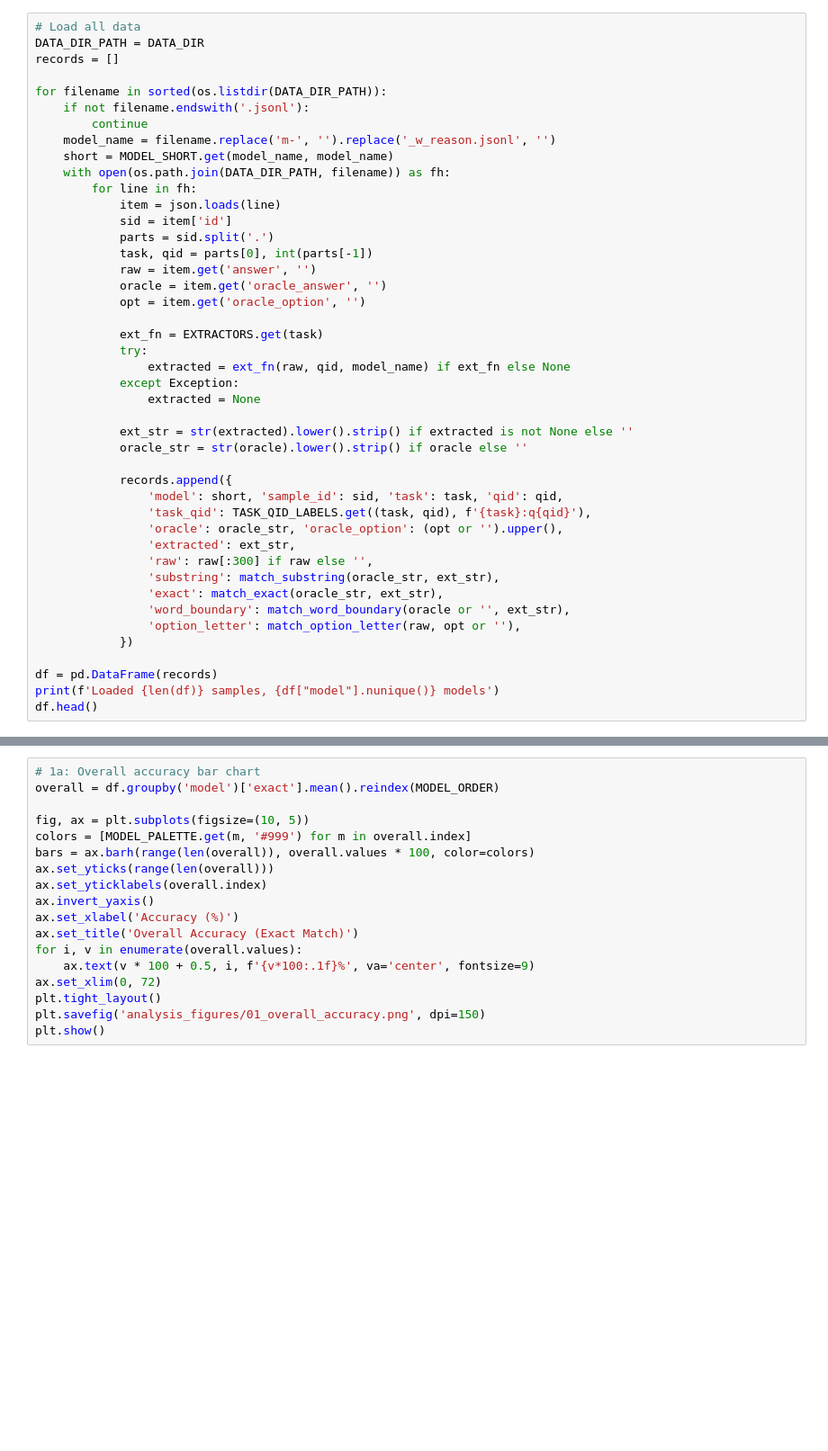
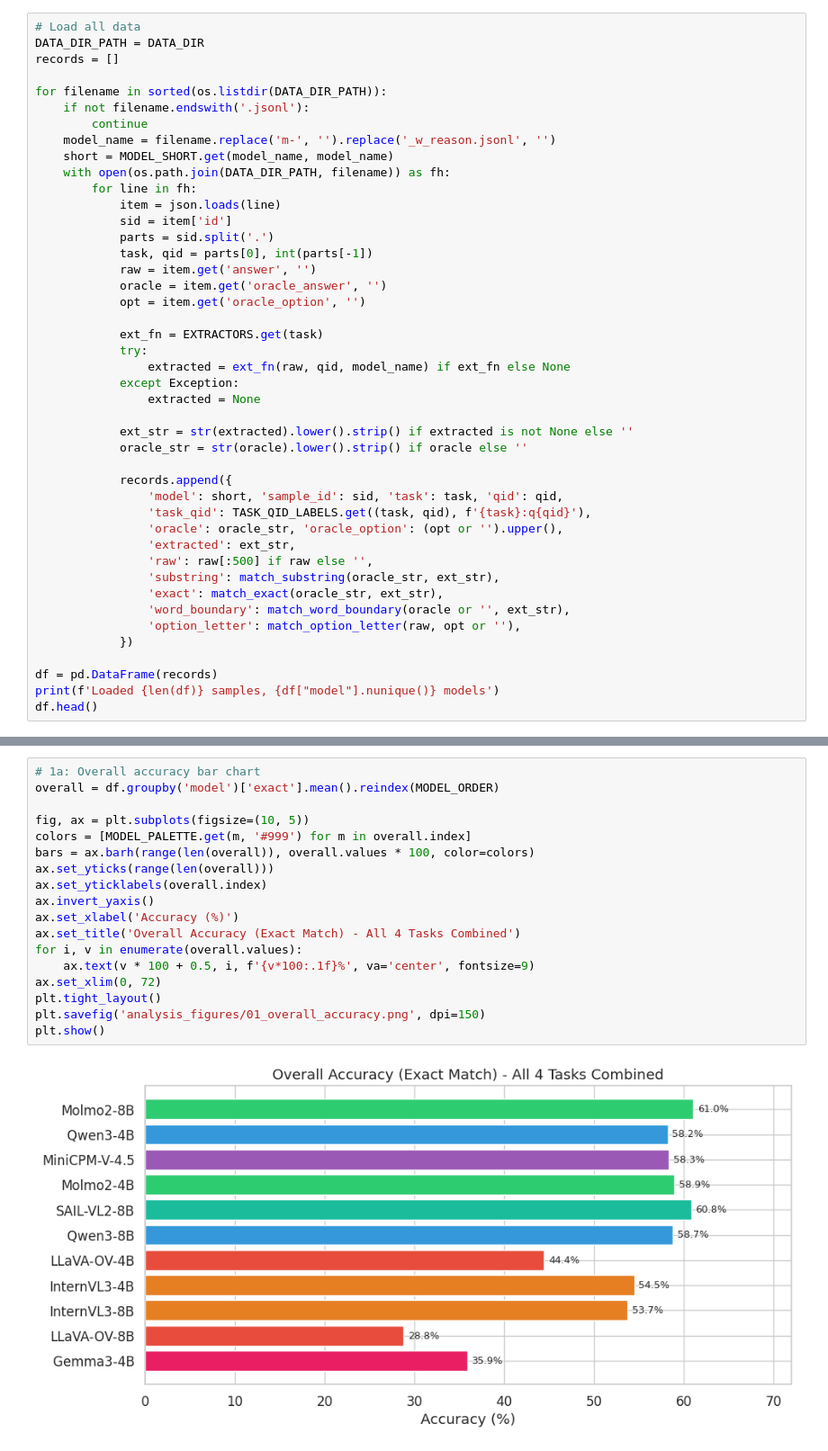
Before and after one commit to BinSpa/SpatialEval_SPSV, a Jupyter notebook: analysis.ipynb, the cells around one changed output, grey strips where cells are left out. Shown at 90% size. Drawn from its saved outputs; the diff is of its cells as text; blank space fills up the shorter version.

```diff
--- a/analysis.ipynb
+++ b/analysis.ipynb
@@ -80,7 +99,7 @@ for filename in sorted(os.listdir(DATA_DIR_PATH)):
                 'task_qid': TASK_QID_LABELS.get((task, qid), f'{task}:q{qid}'),
                 'oracle': oracle_str, 'oracle_option': (opt or '').upper(),
                 'extracted': ext_str,
-                'raw': raw[:300] if raw else '',
+                'raw': raw[:500] if raw else '',
                 'substring': match_substring(oracle_str, ext_str),
                 'exact': match_exact(oracle_str, ext_str),
                 'word_boundary': match_word_boundary(oracle or '', ext_str),
@@ -95,21 +132,23 @@ df.head()
 # %%
 # 1a: Overall accuracy bar chart
 overall = df.groupby('model')['exact'].mean().reindex(MODEL_ORDER)
 
 fig, ax = plt.subplots(figsize=(10, 5))
 colors = [MODEL_PALETTE.get(m, '#999') for m in overall.index]
 bars = ax.barh(range(len(overall)), overall.values * 100, color=colors)
 ax.set_yticks(range(len(overall)))
 ax.set_yticklabels(overall.index)
 ax.invert_yaxis()
 ax.set_xlabel('Accuracy (%)')
-ax.set_title('Overall Accuracy (Exact Match)')
+ax.set_title('Overall Accuracy (Exact Match) - All 4 Tasks Combined')
 for i, v in enumerate(overall.values):
     ax.text(v * 100 + 0.5, i, f'{v*100:.1f}%', va='center', fontsize=9)
 ax.set_xlim(0, 72)
 plt.tight_layout()
 plt.savefig('analysis_figures/01_overall_accuracy.png', dpi=150)
 plt.show()
+# %% [output]
+[figure, added]
 # %%
 # 1b: Heatmap - accuracy per model x task
 pivot = df.groupby(['model', 'task'])['exact'].mean().unstack()
```
Also changed, not shown: parts of 47 cells of this notebook, 6 other files.
